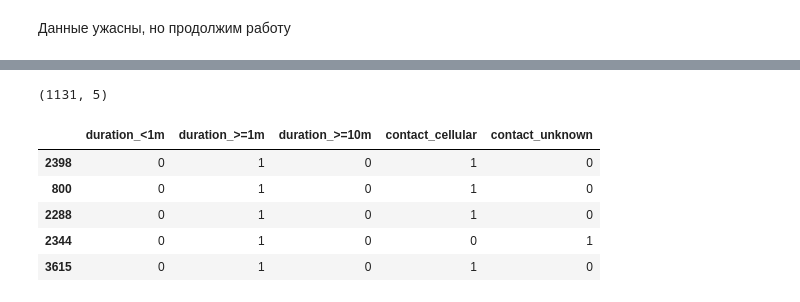
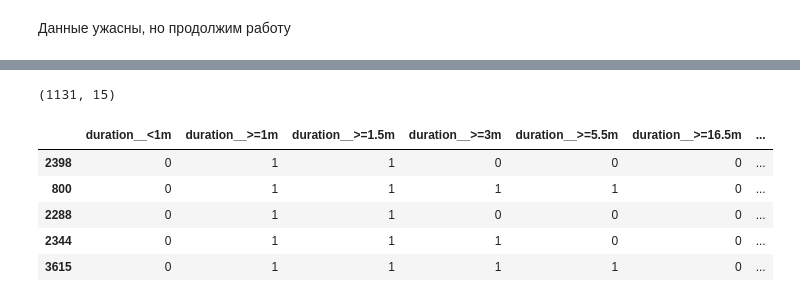
Before and after one commit to EgorDudyrev/FCA_BB_interpret, a Jupyter notebook: notebooks/2020.01.27-Implications_And_Hypotheses.ipynb, the cells around one changed output, grey strips where cells are left out. Cells and saved outputs as stored; diff of their text form; code cells hidden in the pictures.

```diff
--- a/notebooks/2020.01.27-Implications_And_Hypotheses.ipynb
+++ b/notebooks/2020.01.27-Implications_And_Hypotheses.ipynb
@@ -46,7 +141,8 @@ mango_bin_ds = mango_ds.copy()
 for f in mango_bin_ds.columns:
     if mango_bin_ds[f].nunique()>2:
         for v in mango_bin_ds[f].unique():
-            mango_bin_ds[f"{f}__{v}"] = mango_bin_ds[f]==v
+            #mango_bin_ds[f"{f}__{v}"] = mango_bin_ds[f]==v
+            mango_bin_ds[f"{v}"] = mango_bin_ds[f]==v
         mango_bin_ds = mango_bin_ds.drop(f,1)
 print(mango_bin_ds.shape)
 mango_bin_ds.head()
@@ -365,7 +560,10 @@ def binf_duration(x):
     b = pd.Series()
     b['<1m'] = x<60
     b['>=1m'] = x>=60
-    b['>=10m'] = x>=600
+    b['>=1.5m'] = x>=100
+    b['>=3m'] = x>=180
+    b['>=5.5m'] = x>=325
+    b['>=16.5m'] = x>=600
     return b.astype(int)
 # %%
 bin_funcs['duration'] = binf_duration
@@ -447,22 +650,22 @@ bin_funcs['month'] = binf_month
 # %%
 bin_ds = []
-for f in tqdm_notebook(s[:2].index):
+for f in tqdm_notebook(s[:3].index):
     cds = pd.concat([bin_funcs[f](x) for x in X_test[f]],1).T
-    cds.columns = [f"{f}_{x}" for x in cds.columns]
+    cds.columns = [f"{f}__{x}" for x in cds.columns]
     bin_ds.append(cds)
 bin_ds = pd.concat(bin_ds,1)
 bin_ds.index = X_test.index
 print(bin_ds.shape)
 bin_ds.head()
 # %% [output]
 [interactive output not drawn]
-(1131, 5)
+(1131, 15)
-|  | duration_<1m | duration_>=1m | duration_>=10m | contact_cellular | contact_unknown |
-| 2398 | 0 | 1 | 0 | 1 | 0 |
-| 800 | 0 | 1 | 0 | 1 | 0 |
-| 2288 | 0 | 1 | 0 | 1 | 0 |
-| 2344 | 0 | 1 | 0 | 0 | 1 |
-| 3615 | 0 | 1 | 0 | 1 | 0 |
+|  | duration__<1m | duration__>=1m | duration__>=1.5m | duration__>=3m | duration__>=5.5m | duration__>=16.5m | ... |
+| 2398 | 0 | 1 | 1 | 0 | 0 | 0 | ... |
+| 800 | 0 | 1 | 1 | 1 | 1 | 0 | ... |
+| 2288 | 0 | 1 | 1 | 0 | 0 | 0 | ... |
+| 2344 | 0 | 1 | 1 | 1 | 0 | 0 | ... |
+| 3615 | 0 | 1 | 1 | 1 | 1 | 0 | ... |
 # %%
 import fca_interp as fcai
 # %%
```
Also changed, not shown: parts of 77 cells of this notebook, 1 other file.
